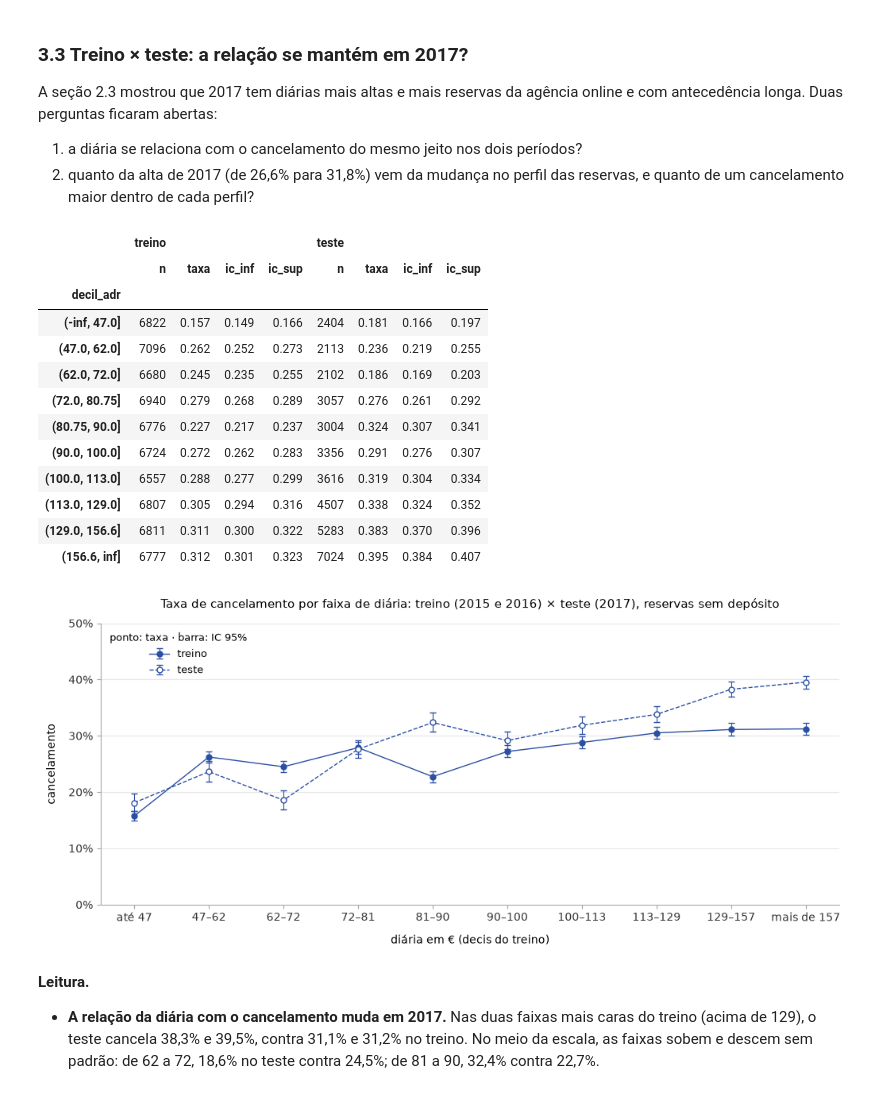
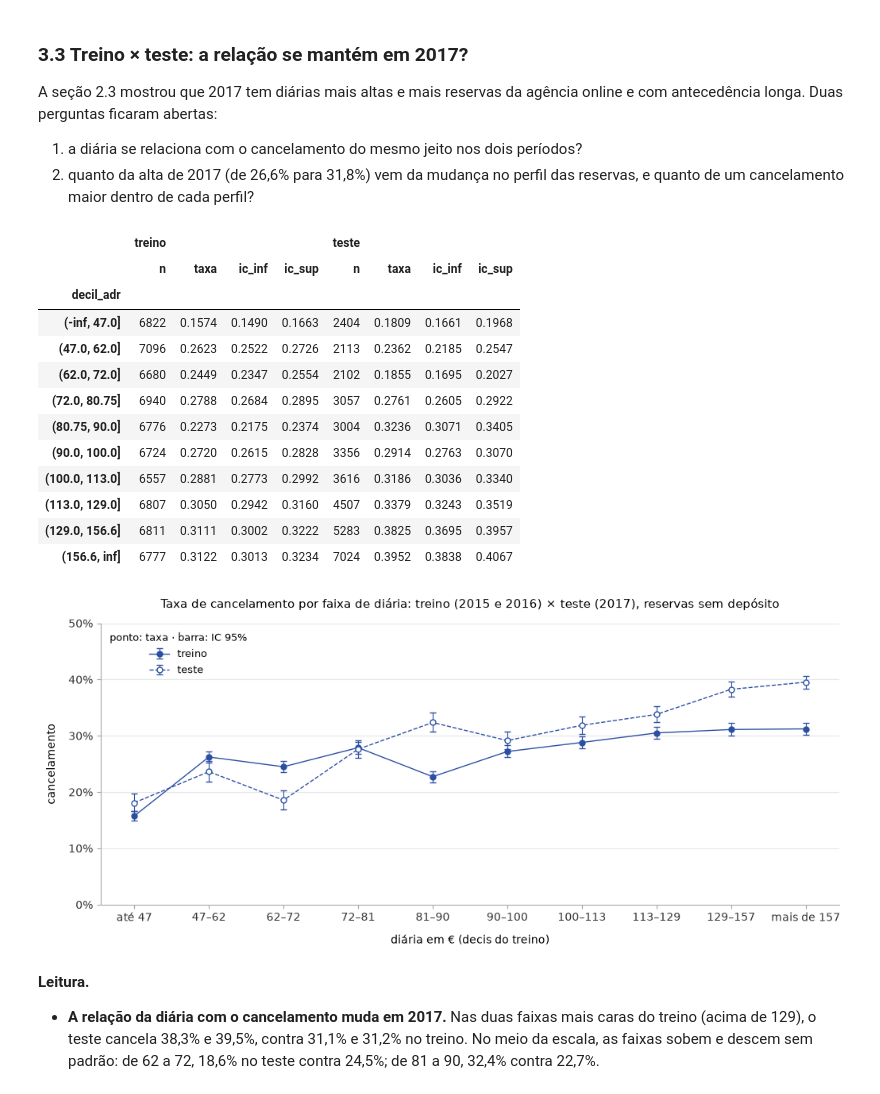
Before and after one commit to acrosatto/comunicacao-dados-mba, a Jupyter notebook: analise/ana/02_variaveis.ipynb, the cells around one changed output. Cells and saved outputs as stored; diff of their text form; code cells hidden in the pictures.

```diff
--- a/analise/ana/02_variaveis.ipynb
+++ b/analise/ana/02_variaveis.ipynb
@@ -822,44 +822,44 @@ from matplotlib.ticker import PercentFormatter
 
 # diária: decis do treino aplicados aos dois períodos (o corte é o mesmo, o preço é que muda)
 cortes_adr = treino['adr'].quantile(np.linspace(0, 1, 11)).to_numpy().copy()
 cortes_adr[0], cortes_adr[-1] = -np.inf, np.inf
 por_decil = pd.concat({
     periodo: taxa_por_nivel(dados.assign(decil_adr=pd.cut(dados['adr'], cortes_adr)), 'decil_adr')[['n', 'taxa', 'ic_inf', 'ic_sup']]
     for periodo, dados in [('treino', treino), ('teste', teste)]
 }, axis=1)
-display(por_decil.round(3))
+display(por_decil.round(4))
 
 fig, ax = plt.subplots(figsize=(12, 4.6))
 posicoes = np.arange(len(por_decil))
 for periodo, estilo in [('treino', dict(marker='o', linestyle='-')), ('teste', dict(marker='o', linestyle='--', markerfacecolor='white'))]:
     taxa = por_decil[(periodo, 'taxa')]
     erro = [taxa - por_decil[(periodo, 'ic_inf')], por_decil[(periodo, 'ic_sup')] - taxa]
     ax.errorbar(posicoes, taxa, yerr=erro, capsize=3, color=CORES['principal'], label=periodo,
                 linewidth=1, elinewidth=0.8, markersize=5, **estilo)
 rotulos = [f'{i.left:.0f}–{i.right:.0f}' for i in por_decil.index]
 rotulos[0], rotulos[-1] = f'até {por_decil.index[0].right:.0f}', f'mais de {por_decil.index[-1].left:.0f}'
 ax.set_xticks(posicoes, rotulos)
 ax.set_ylim(0, 0.5)
 ax.yaxis.set_major_formatter(PercentFormatter(1, decimals=0))
 ax.set_xlabel('diária em € (decis do treino)')
 ax.set_ylabel('cancelamento')
 ax.set_title('Taxa de cancelamento por faixa de diária: treino (2015 e 2016) × teste (2017), reservas sem depósito')
 ax.legend(frameon=False, title='ponto: taxa · barra: IC 95%', title_fontsize=9, fontsize=9)
 plt.show()
 # %% [output]
 |  | treino |  |  |  | teste |  |  |  |
 |  | n | taxa | ic_inf | ic_sup | n | taxa | ic_inf | ic_sup |
 | decil_adr |  |  |  |  |  |  |  |  |
-| (-inf, 47.0] | 6822 | 0.157 | 0.149 | 0.166 | 2404 | 0.181 | 0.166 | 0.197 |
-| (47.0, 62.0] | 7096 | 0.262 | 0.252 | 0.273 | 2113 | 0.236 | 0.219 | 0.255 |
-| (62.0, 72.0] | 6680 | 0.245 | 0.235 | 0.255 | 2102 | 0.186 | 0.169 | 0.203 |
-| (72.0, 80.75] | 6940 | 0.279 | 0.268 | 0.289 | 3057 | 0.276 | 0.261 | 0.292 |
-| (80.75, 90.0] | 6776 | 0.227 | 0.217 | 0.237 | 3004 | 0.324 | 0.307 | 0.341 |
-| (90.0, 100.0] | 6724 | 0.272 | 0.262 | 0.283 | 3356 | 0.291 | 0.276 | 0.307 |
-| (100.0, 113.0] | 6557 | 0.288 | 0.277 | 0.299 | 3616 | 0.319 | 0.304 | 0.334 |
-| (113.0, 129.0] | 6807 | 0.305 | 0.294 | 0.316 | 4507 | 0.338 | 0.324 | 0.352 |
-| (129.0, 156.6] | 6811 | 0.311 | 0.300 | 0.322 | 5283 | 0.383 | 0.370 | 0.396 |
-| (156.6, inf] | 6777 | 0.312 | 0.301 | 0.323 | 7024 | 0.395 | 0.384 | 0.407 |
+| (-inf, 47.0] | 6822 | 0.1574 | 0.1490 | 0.1663 | 2404 | 0.1809 | 0.1661 | 0.1968 |
+| (47.0, 62.0] | 7096 | 0.2623 | 0.2522 | 0.2726 | 2113 | 0.2362 | 0.2185 | 0.2547 |
+| (62.0, 72.0] | 6680 | 0.2449 | 0.2347 | 0.2554 | 2102 | 0.1855 | 0.1695 | 0.2027 |
+| (72.0, 80.75] | 6940 | 0.2788 | 0.2684 | 0.2895 | 3057 | 0.2761 | 0.2605 | 0.2922 |
+| (80.75, 90.0] | 6776 | 0.2273 | 0.2175 | 0.2374 | 3004 | 0.3236 | 0.3071 | 0.3405 |
+| (90.0, 100.0] | 6724 | 0.2720 | 0.2615 | 0.2828 | 3356 | 0.2914 | 0.2763 | 0.3070 |
+| (100.0, 113.0] | 6557 | 0.2881 | 0.2773 | 0.2992 | 3616 | 0.3186 | 0.3036 | 0.3340 |
+| (113.0, 129.0] | 6807 | 0.3050 | 0.2942 | 0.3160 | 4507 | 0.3379 | 0.3243 | 0.3519 |
+| (129.0, 156.6] | 6811 | 0.3111 | 0.3002 | 0.3222 | 5283 | 0.3825 | 0.3695 | 0.3957 |
+| (156.6, inf] | 6777 | 0.3122 | 0.3013 | 0.3234 | 7024 | 0.3952 | 0.3838 | 0.4067 |
 [figure]
 # %% [markdown]
 **Leitura.**
```
Also changed, not shown: parts of 21 cells of this notebook, 2 other files.
